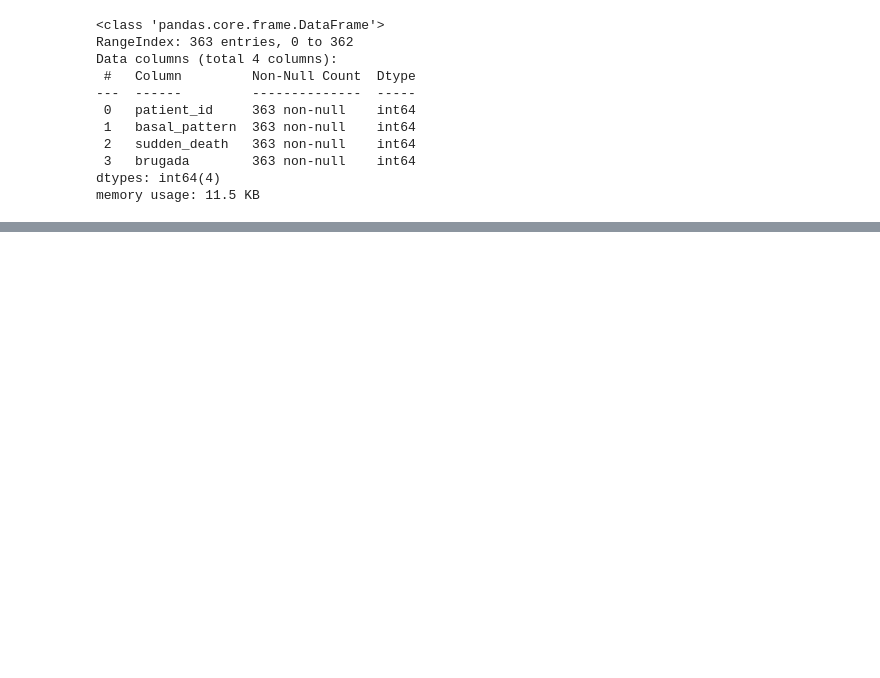
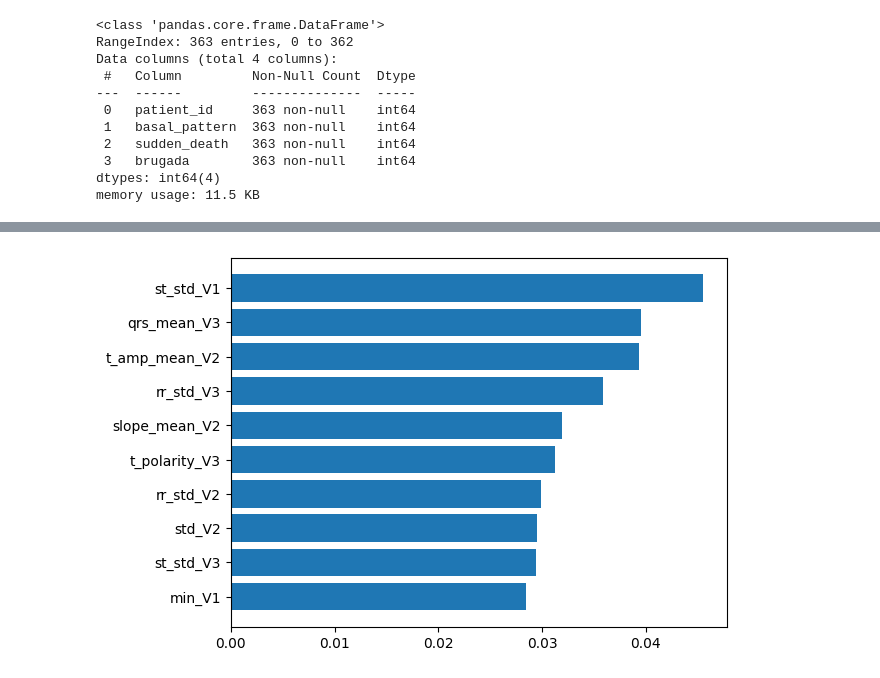
Before and after one commit to Adit310304/IDSC_Brugada, a Jupyter notebook: main.ipynb, the cells around one changed output, grey strips where cells are left out. Cells and saved outputs as stored; diff of their text form; code cells hidden in the pictures; blank space fills up the shorter version.

```diff
--- a/main.ipynb
+++ b/main.ipynb
@@ -513,0 +328,6 @@ weighted avg       0.78      0.79      0.78        72
+# %%
+# Load the ECG features dataset
+import pandas as pd
+
+df = pd.read_csv("ecg_features.csv")
+df.head()
@@ -513,0 +548,13 @@ weighted avg       0.78      0.79      0.78        72
+# %%
+# Feature Importances
+import matplotlib.pyplot as plt
+
+importances = model.feature_importances_
+features = X.columns
+
+sorted_idx = np.argsort(importances)[-10:]
+
+plt.barh(features[sorted_idx], importances[sorted_idx])
+plt.show()
+# %% [output]
+[figure, added]
```
Also changed, not shown: parts of 51 cells of this notebook.
